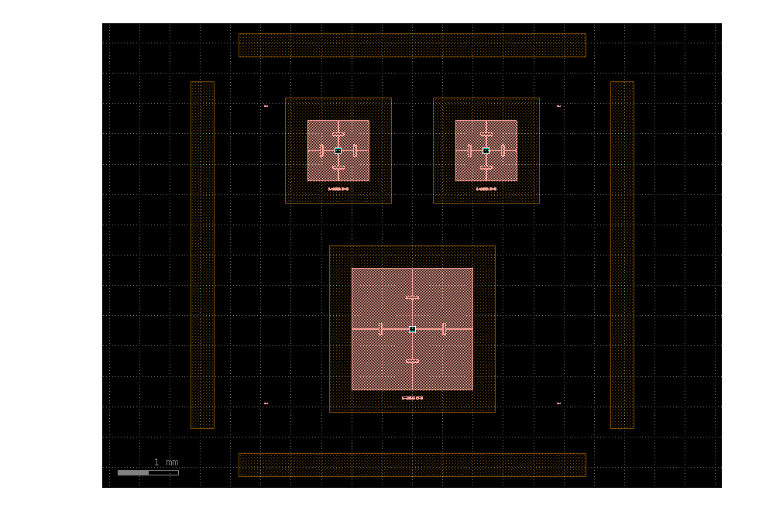
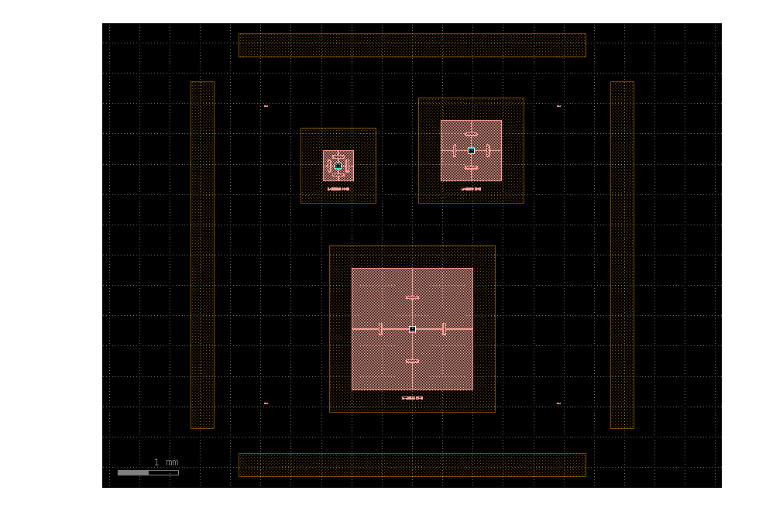
Before and after one commit to WEISUN97/T_sensor, a Jupyter notebook: chip/chip_design_3/cell_frame_ten.ipynb, the cells around one changed output. Cells and saved outputs as stored; diff of their text form; code cells hidden in the pictures.

```diff
--- a/chip/chip_design_3/cell_frame_ten.ipynb
+++ b/chip/chip_design_3/cell_frame_ten.ipynb
@@ -415,7 +415,7 @@ def backside_koh_etch(
 # 1. 生成三个 devices：上面两个，下面一个居中
 # ============================================================
 def make_three_device_array(
-    square_size=[1000,2000],
+    square_size=1000,
     beam_width=5,
     gap=800,
 ):
@@ -425,17 +425,17 @@ def make_three_device_array(
     # 生成三个 device
     # ========================================================
     top_left = make_final_structure(
-        square_size=square_size[0],
+        square_size=square_size/2,
         beam_width=beam_width,
     )
 
     top_right = make_final_structure(
-        square_size=square_size[0],
+        square_size=square_size,
         beam_width=beam_width,
     )
 
     bottom = make_final_structure(
-        square_size=square_size[1],
+        square_size=square_size*2,
         beam_width=beam_width,
     )
 
@@ -466,7 +466,7 @@ def make_three_device_array(
 # 2. 加 backside KOH，并让整体居中
 # ============================================================
 def cell_frame_ten(
-    square_size=[1000,2000],
+    square_size=1000,
     beam_width=5,
     gap=700,
     backside_outer_size=7300,
@@ -557,29 +557,29 @@ def export_comsol_gds(
 # %%
 if __name__ == "__main__":
     gf.clear_cache()
 
-    square_size=[1000,2000]
+    square_size=1000
     beam_width = 5
     i = 1
     j = 1
     c = cell_frame_ten(order_number=f'{i}_{j}', beam_width=beam_width, square_size=square_size)
     # c = cell_frame_ten(
     #     square_size=square_size,
     #     beam_width=beam_width,
     #     text="FT" + str(beam_width),
     # )
 
     c.plot()
     c.show()
 
     # 是否导出 COMSOL 用的单层 GDS
     export_comsol = False  # True or False
 
     if export_comsol:
         export_comsol_gds(
            square_size=square_size,
            beam_width=beam_width,
            frame_width=10,
         )
 # %% [output]
-[figure, old version]
+[figure, new version]
```
Also changed, not shown: 1 other file.
